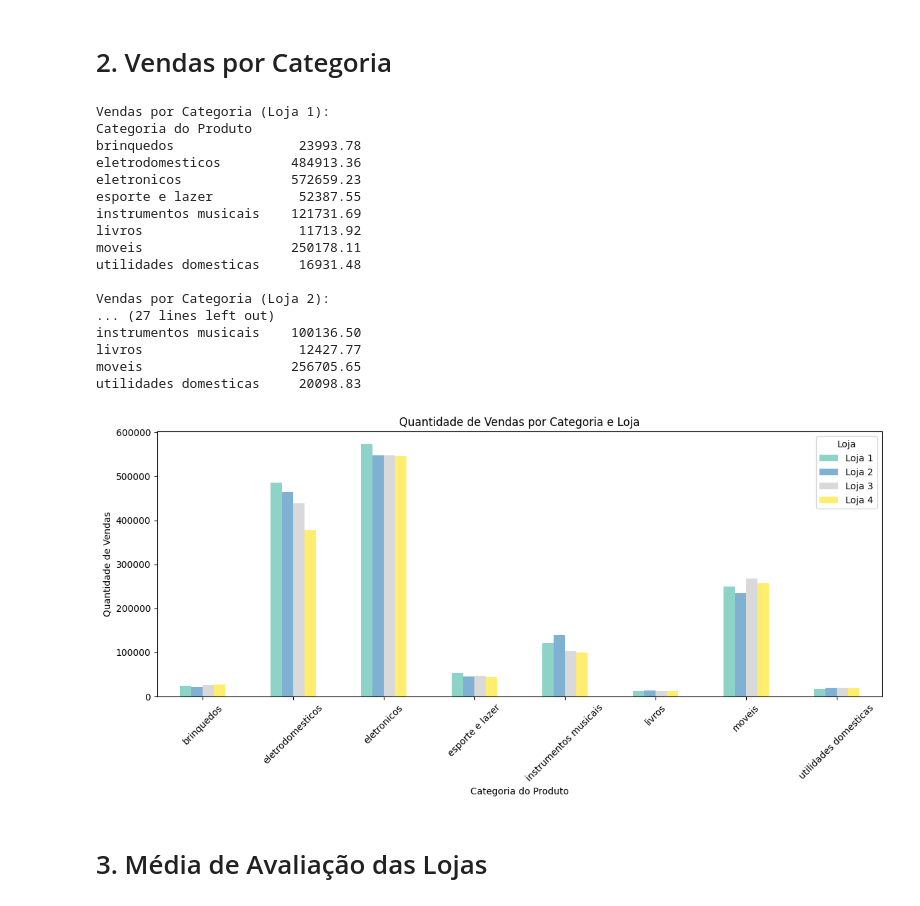
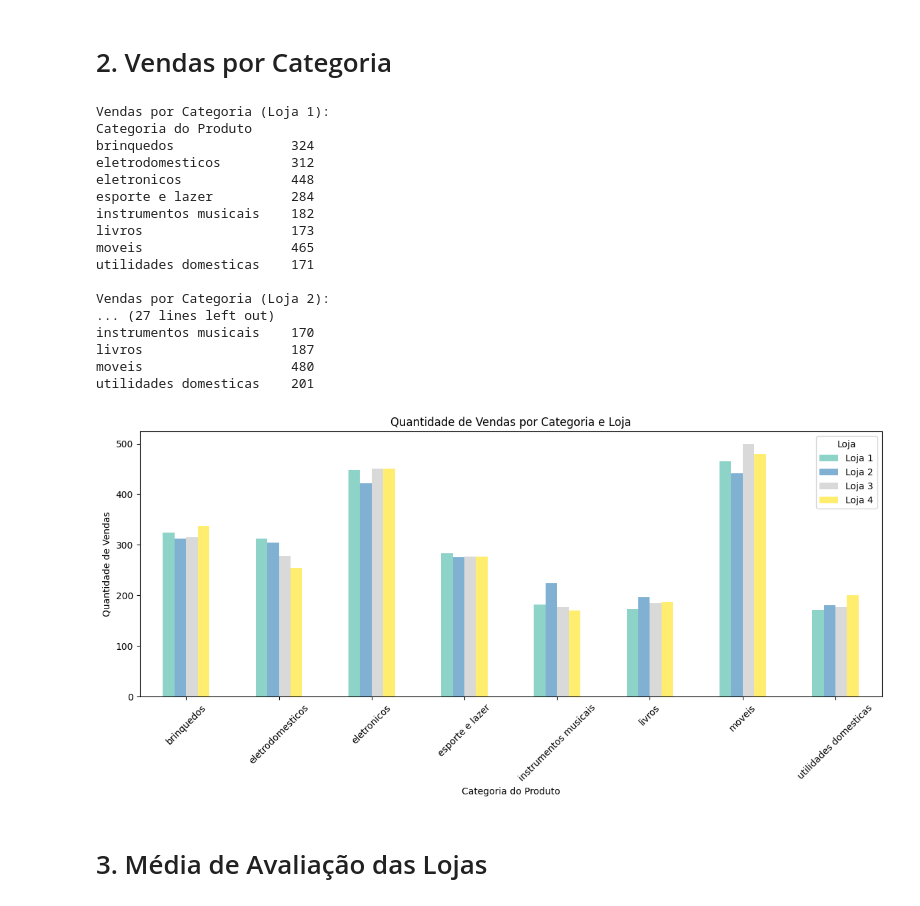
Before and after one commit to bravo-ti/Challenge-1---Alura-Store, a Jupyter notebook: AluraStoreBr_By_Wilson_Soares.ipynb, the cells around one changed output. Drawn from its saved outputs; the diff is of its cells as text; code cells hidden in the pictures.

```diff
--- a/AluraStoreBr_By_Wilson_Soares.ipynb
+++ b/AluraStoreBr_By_Wilson_Soares.ipynb
@@ -69,49 +69,50 @@ Loja 4: R$ 1,384,497.58
 # %% [markdown]
 # 2. Vendas por Categoria
 # %%
+
 for i, loja in enumerate(lojas, start=1):
-    vendas_por_categoria = loja.groupby("Categoria do Produto")["Preço"].sum()
+    vendas_por_categoria = loja.groupby("Categoria do Produto")["Categoria do Produto"].value_counts()
     vendas_por_categoria.name = ""  # Remove o nome da série
     print(f"Vendas por Categoria (Loja {i}): \n{vendas_por_categoria.to_string()}\n")
 # %% [output]
 Vendas por Categoria (Loja 1):
 Categoria do Produto
-brinquedos                23993.78
-eletrodomesticos         484913.36
-eletronicos              572659.23
-esporte e lazer           52387.55
-instrumentos musicais    121731.69
-livros                    11713.92
-moveis                   250178.11
-utilidades domesticas     16931.48
+brinquedos               324
+eletrodomesticos         312
+eletronicos              448
+esporte e lazer          284
+instrumentos musicais    182
+livros                   173
+moveis                   465
+utilidades domesticas    171
 
 Vendas por Categoria (Loja 2):
 ... (27 lines left out)
-instrumentos musicais    100136.50
-livros                    12427.77
-moveis                   256705.65
-utilidades domesticas     20098.83
+instrumentos musicais    170
+livros                   187
+moveis                   480
+utilidades domesticas    201
 # %%
 # Criando uma lista com todas as lojas
 lojas = [loja1, loja2, loja3, loja4]
 
 # Criando um dicionário dinâmico para o DataFrame
-vendas_por_loja = {f"Loja {i+1}": loja.groupby("Categoria do Produto")["Preço"].sum() for i, loja in enumerate(lojas)}
+vendas_por_loja = {f"Loja {i+1}": loja.groupby("Categoria do Produto")["Categoria do Produto"].value_counts() for i, loja in enumerate(lojas)}
 
 # Criando o DataFrame a partir do dicionário
 todas_categorias = pd.DataFrame(vendas_por_loja)
 
 # Gerando o gráfico
 todas_categorias.plot(kind="bar", figsize=(12, 6), colormap="Set3")
 plt.title("Quantidade de Vendas por Categoria e Loja")
 plt.xlabel("Categoria do Produto")
 plt.ylabel("Quantidade de Vendas")
 plt.xticks(rotation=45)
 plt.legend(title="Loja")
 plt.tight_layout()
 plt.show()  # Garantindo que o gráfico será exibido
 # %% [output]
-[figure, old version]
+[figure, new version]
 # %% [markdown]
 # 3. Média de Avaliação das Lojas
 # %%
```
